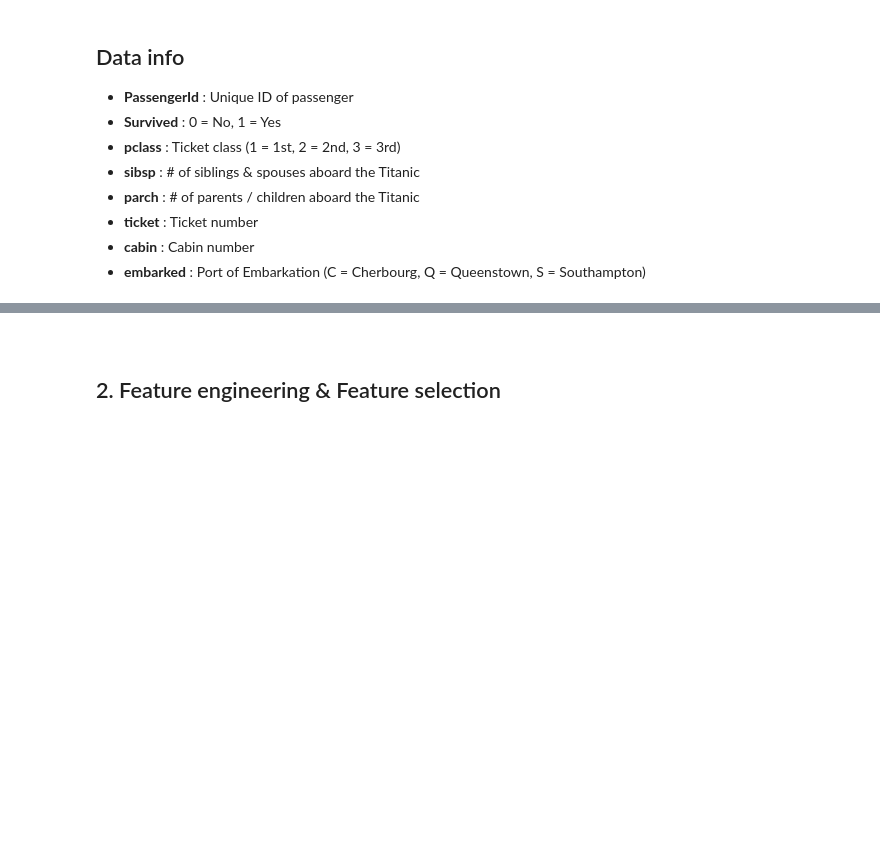
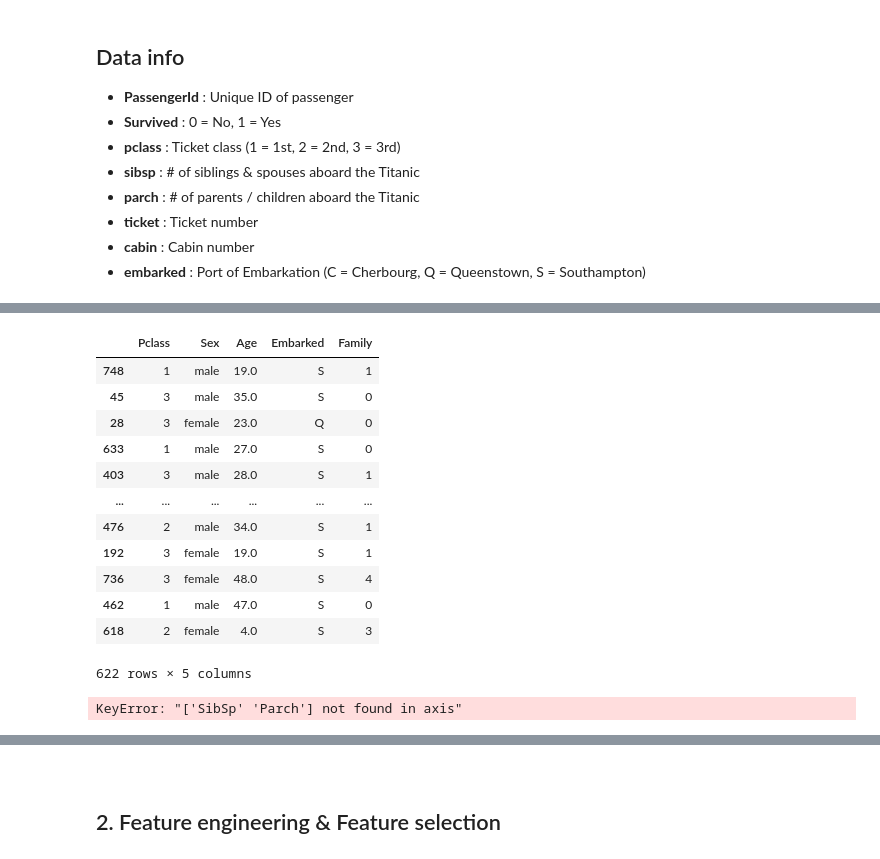
Before and after one commit to kimhyunso/exampleCode, a Jupyter notebook: BigData/Blank file & Answer files/ML for Titanic survival prediction (Blank).ipynb, the cells around one changed output, grey strips where cells are left out. Cells and saved outputs as stored; diff of their text form; code cells hidden in the pictures; blank space fills up the shorter version.

```diff
--- a/BigData/Blank file & Answer files/ML for Titanic survival prediction (Blank).ipynb
+++ b/BigData/Blank file & Answer files/ML for Titanic survival prediction (Blank).ipynb
@@ -22,0 +54,22 @@ data_df.head(3)
+# %%
+# 7:3 비율로 나눈 것
+x_train, x_test, y_train, y_test = model_selection.train_test_split(data_df, target_df,
+                                 test_size=0.3,
+                                 stratify=target_df,
+                                 random_state=42)
+# %%
+numeric_features = ['SibSp', 'Parch', 'Age']
+numeric_transformer = StandardScaler()
+
+categorical_features = ['Sex', 'Pclass']
+categorical_transformer = OneHotEncoder(categories='auto', handle_unknown='ignore')
+
+preprocessor = ColumnTransformer(
+    transformers=[
+        ('num', numeric_transformer, numeric_features),
+        ('cat', categorical_transformer, categorical_features)],
+)
+# %%
+preprocessor_pipe = Pipeline(steps=[('preprocessor', preprocessor)])
+# %%
+preprocessor_pipe.fit(x_train)
@@ -40,0 +219,25 @@ x_data = data_df.copy()
+# %%
+new_x_train = x_train
+new_x_test = x_test
+
+new_x_train['Family'] = new_x_train.SibSp + new_x_train.Parch
+new_x_test['Family'] = new_x_test.SibSp + new_x_test.Parch
+# %% [output]
+|  | Pclass | Sex | Age | Embarked | Family |
+| 748 | 1 | male | 19.0 | S | 1 |
+| 45 | 3 | male | 35.0 | S | 0 |
+| 28 | 3 | female | 23.0 | Q | 0 |
+| 633 | 1 | male | 27.0 | S | 0 |
+| 403 | 3 | male | 28.0 | S | 1 |
+| ... | ... | ... | ... | ... | ... |
+| 476 | 2 | male | 34.0 | S | 1 |
+| 192 | 3 | female | 19.0 | S | 1 |
+| 736 | 3 | female | 48.0 | S | 4 |
+| 462 | 1 | male | 47.0 | S | 0 |
+| 618 | 2 | female | 4.0 | S | 3 |
+622 rows × 5 columns
+# %%
+new_x_train.drop(columns=['SibSp', 'Parch'], inplace=True)
+new_x_test.drop(columns=['SibSp', 'Parch'], inplace=True)
+# %% [output]
+KeyError: "['SibSp' 'Parch'] not found in axis"
```
Also changed, not shown: parts of 29 cells of this notebook, 2 other files.
